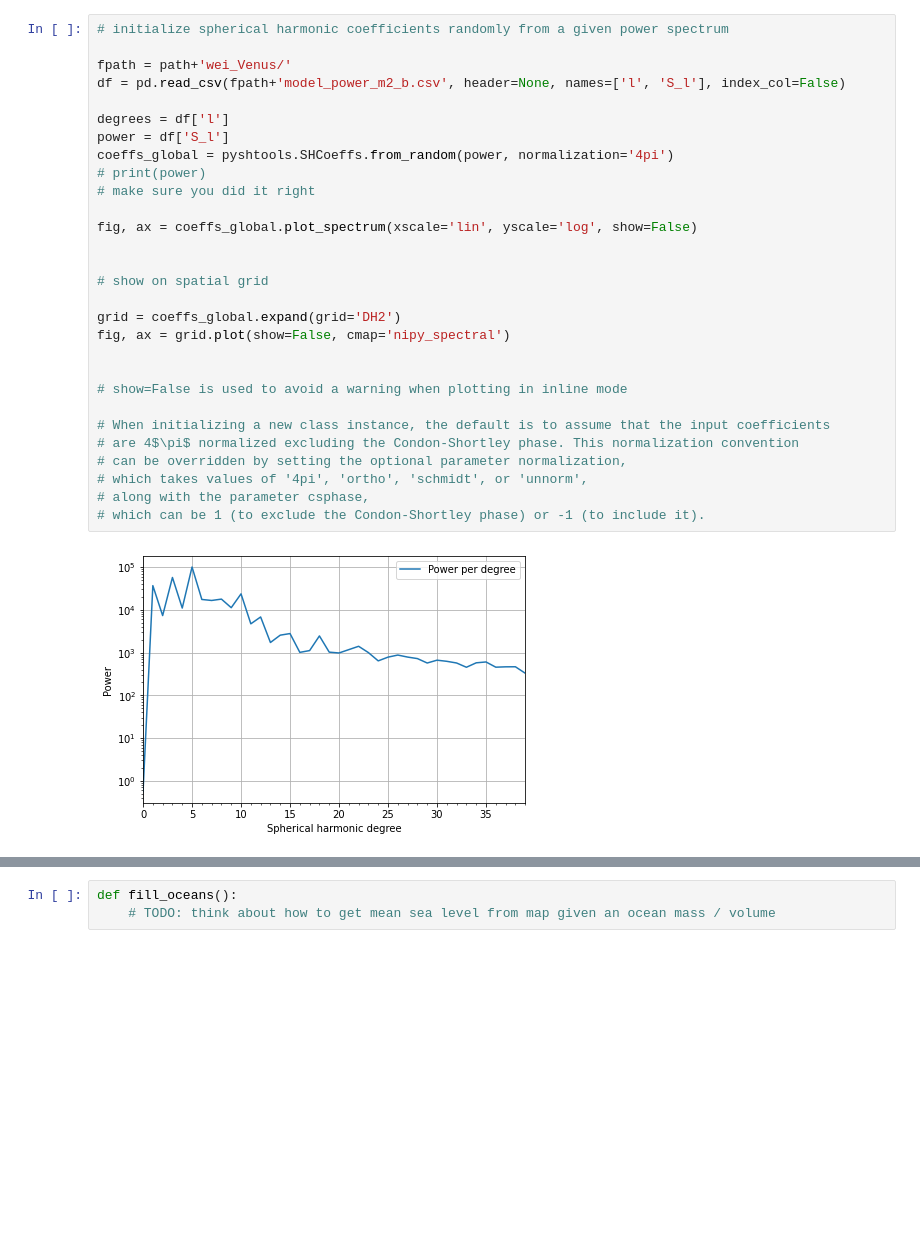
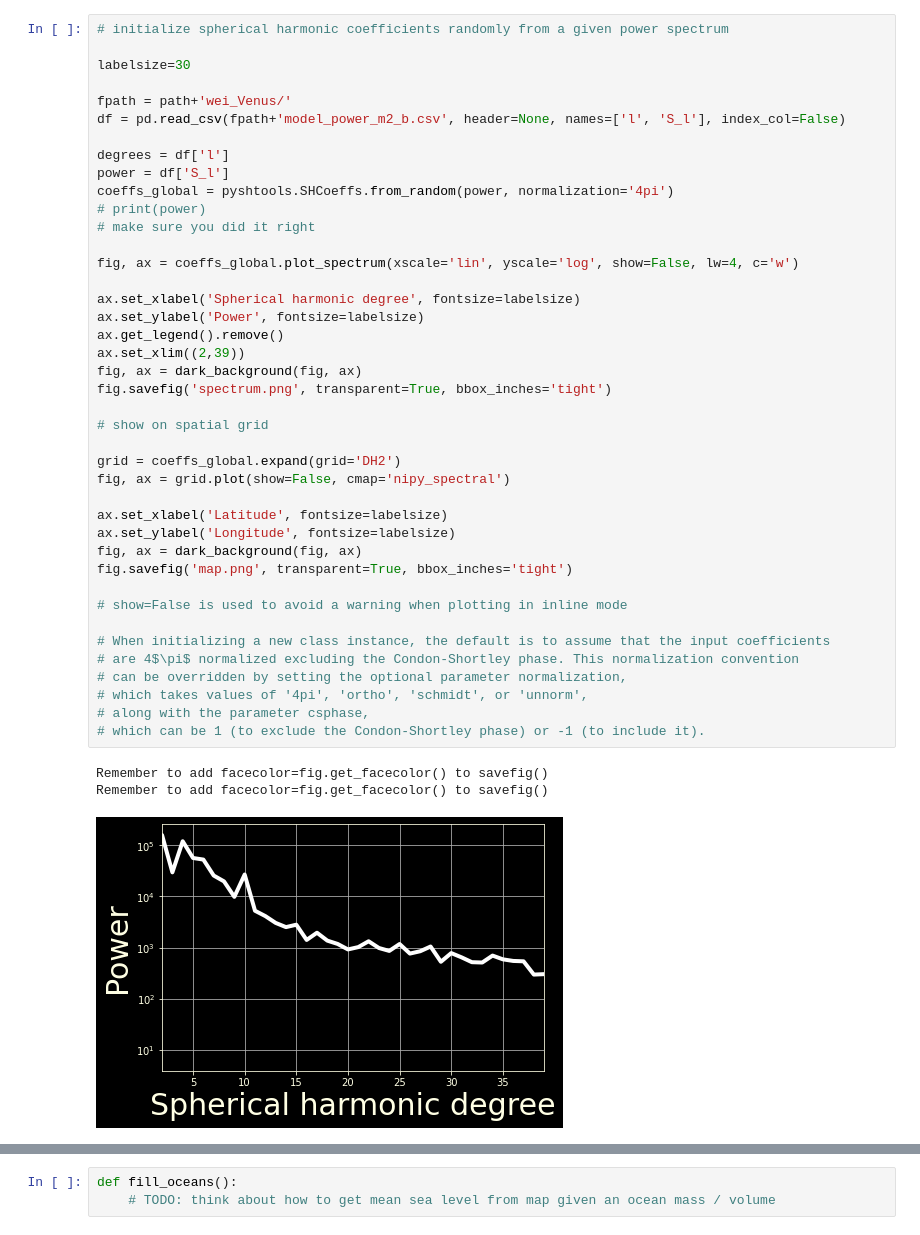
Before and after one commit to clairesworld/exo-top, a Jupyter notebook: notebooks/sph_maps.ipynb, the cells around one changed output, grey strips where cells are left out. Cells and saved outputs as stored; diff of their text form; blank space fills up the shorter version.

```diff
--- a/notebooks/sph_maps.ipynb
+++ b/notebooks/sph_maps.ipynb
@@ -34,32 +34,46 @@ import pyshtools
 import cartopy.crs as ccrs
 # %%
 # initialize spherical harmonic coefficients randomly from a given power spectrum
+
+labelsize=30
 
 fpath = path+'wei_Venus/'
 df = pd.read_csv(fpath+'model_power_m2_b.csv', header=None, names=['l', 'S_l'], index_col=False)
 
 degrees = df['l']
 power = df['S_l']
 coeffs_global = pyshtools.SHCoeffs.from_random(power, normalization='4pi')
 # print(power)
 # make sure you did it right
 
-fig, ax = coeffs_global.plot_spectrum(xscale='lin', yscale='log', show=False)
+fig, ax = coeffs_global.plot_spectrum(xscale='lin', yscale='log', show=False, lw=4, c='w')
 
+ax.set_xlabel('Spherical harmonic degree', fontsize=labelsize)
+ax.set_ylabel('Power', fontsize=labelsize)
+ax.get_legend().remove()
+ax.set_xlim((2,39))
+fig, ax = dark_background(fig, ax)
+fig.savefig('spectrum.png', transparent=True, bbox_inches='tight')
 
 # show on spatial grid
 
 grid = coeffs_global.expand(grid='DH2')
 fig, ax = grid.plot(show=False, cmap='nipy_spectral')
 
+ax.set_xlabel('Latitude', fontsize=labelsize)
+ax.set_ylabel('Longitude', fontsize=labelsize)
+fig, ax = dark_background(fig, ax)
+fig.savefig('map.png', transparent=True, bbox_inches='tight')
 
 # show=False is used to avoid a warning when plotting in inline mode
 
 # When initializing a new class instance, the default is to assume that the input coefficients
 # are 4$\pi$ normalized excluding the Condon-Shortley phase. This normalization convention
 # can be overridden by setting the optional parameter normalization,
 # which takes values of '4pi', 'ortho', 'schmidt', or 'unnorm',
 # along with the parameter csphase,
 # which can be 1 (to exclude the Condon-Shortley phase) or -1 (to include it).
 # %% [output]
+Remember to add facecolor=fig.get_facecolor() to savefig()
+Remember to add facecolor=fig.get_facecolor() to savefig()
-[figure, old version]
+[figure, new version]
```
Also changed, not shown: parts of 2 cells of this notebook, 4 other files.
